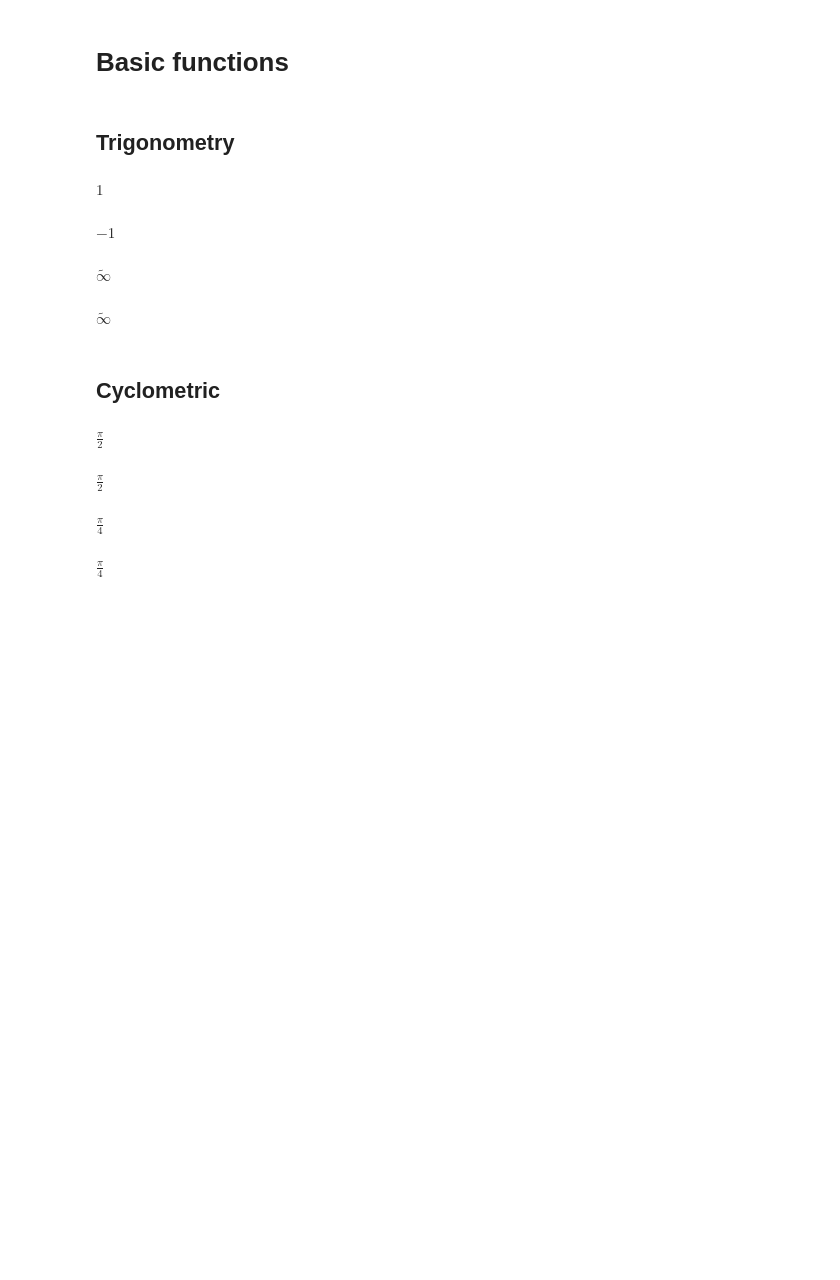
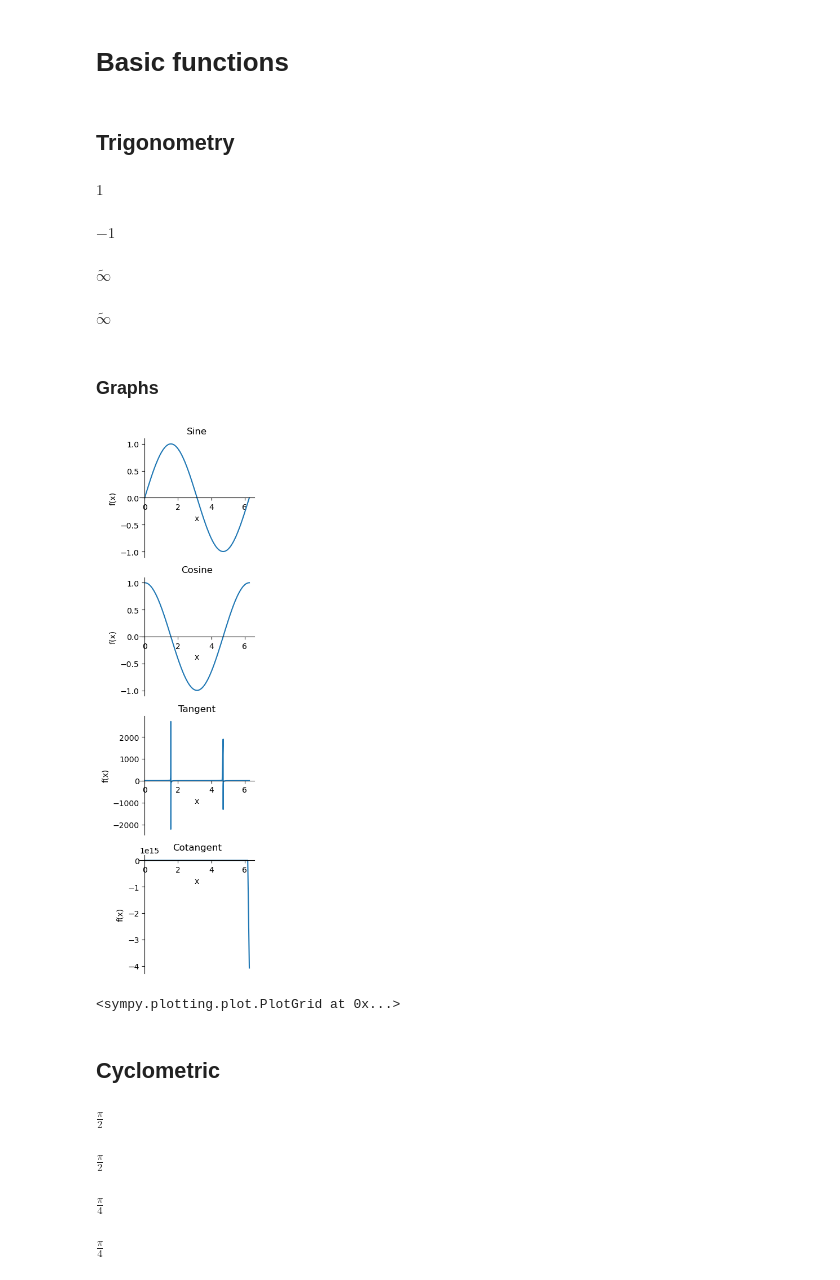
Before and after one commit to Fra0128/Symbolic-Mathematics-with-SymPy, a Jupyter notebook: cheat_sheet.ipynb, the cells around one changed output. Drawn from its saved outputs; the diff is of its cells as text; code cells hidden in the pictures; blank space fills up the shorter version.

Commit message:
feat: add graphs-functions

```diff
--- a/cheat_sheet.ipynb
+++ b/cheat_sheet.ipynb
@@ -110,6 +110,19 @@ $\displaystyle \tilde{\infty}$
 cot(pi) # cot(x) = 1/tan(x)
 # %% [output]
 $\displaystyle \tilde{\infty}$
+# %% [markdown]
+### Graphs
+# %%
+f1 = plotting.plot(sin(x), (x, 0, 2*pi), show=False, title='Sine')
+f2 = plotting.plot(cos(x), (x, 0, 2*pi), show=False, title='Cosine')
+f3 = plotting.plot(tan(x), (x, 0, 2*pi), show=False, title='Tangent')
+f4 = plotting.plot(cot(x), (x, 0, 2*pi), show=False, title='Cotangent')
+
+# plot the functions in a 1x4 grid
+plotting.PlotGrid(4, 1, f1, f2, f3, f4, size=(3, 10))
+# %% [output]
+[figure, added]
+<sympy.plotting.plot.PlotGrid at 0x...>
 # %% [markdown]
 ## Cyclometric
 # %%
```
Also changed, not shown: parts of 4 cells of this notebook.
